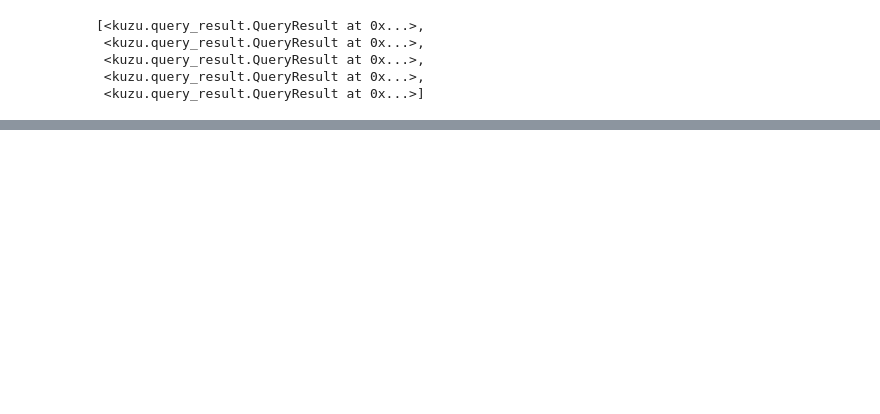
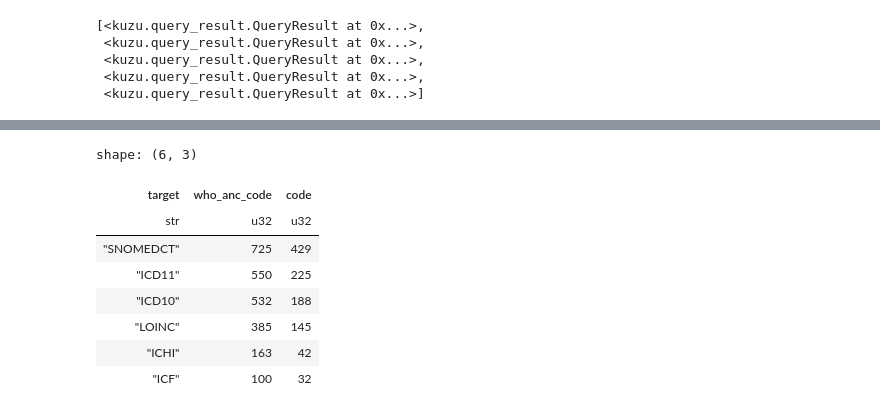
Before and after one commit to PharmAccess/fair-with-fhir, a Jupyter notebook: create-graphdb.ipynb, the cells around one changed output, grey strips where cells are left out. Cells and saved outputs as stored; diff of their text form; code cells hidden in the pictures; blank space fills up the shorter version.

```diff
--- a/create-graphdb.ipynb
+++ b/create-graphdb.ipynb
@@ -206,0 +247,16 @@ conn.execute(
+# %%
+# Coverage varies widely, SNOMED most complete
+# Multiple WHO ANC code can map to the same target code
+who.group_by("target").agg(pl.n_unique("who_anc_code", "code")).sort(
+    "who_anc_code", descending=True
+)
+# %% [output]
+shape: (6, 3)
+| target | who_anc_code | code |
+| str | u32 | u32 |
+| "SNOMEDCT" | 725 | 429 |
+| "ICD11" | 550 | 225 |
+| "ICD10" | 532 | 188 |
+| "LOINC" | 385 | 145 |
+| "ICHI" | 163 | 42 |
+| "ICF" | 100 | 32 |
```
Also changed, not shown: parts of 18 cells of this notebook, 2 other files.
